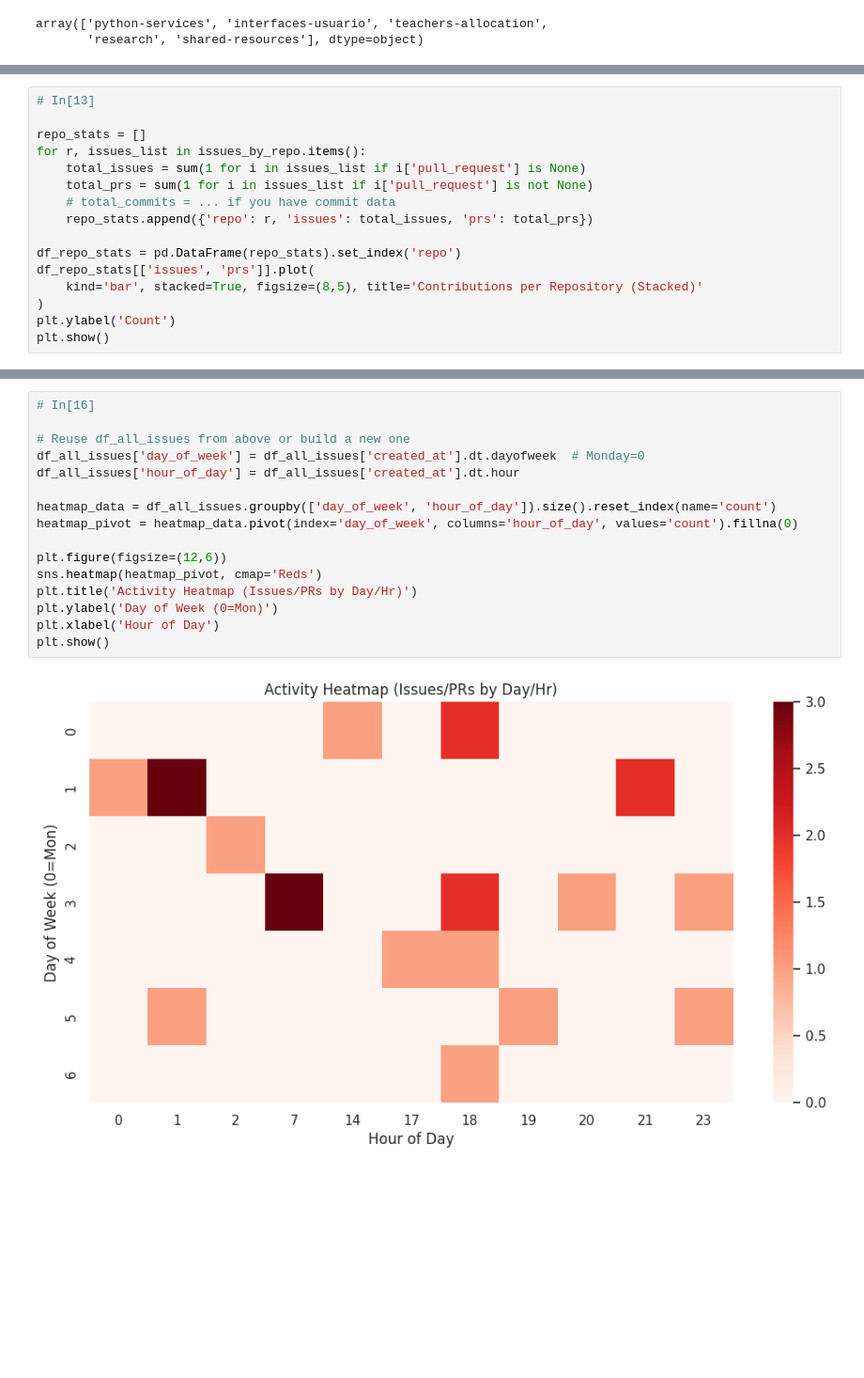
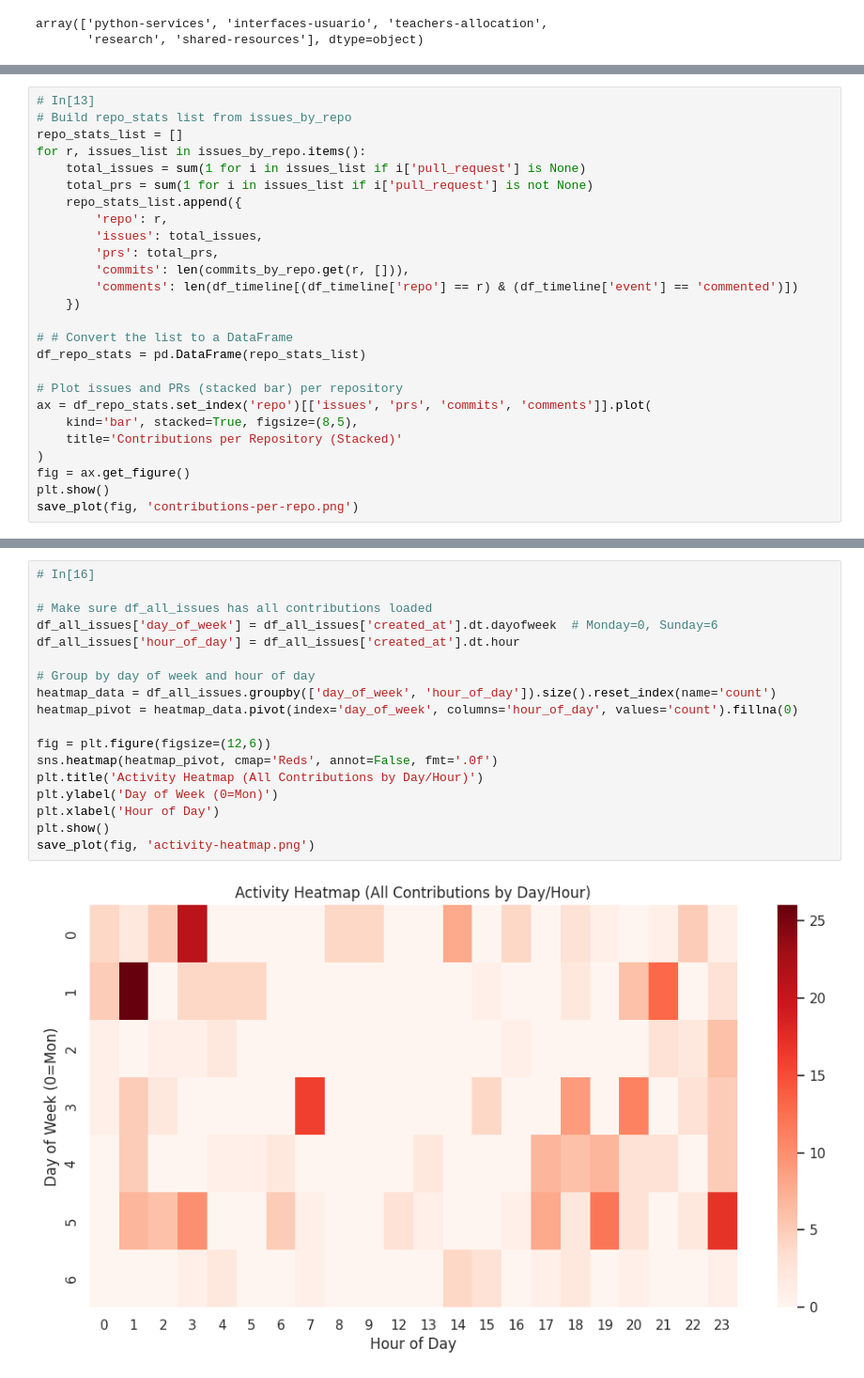
Before and after one commit to LabTechUDF/research, a Jupyter notebook: nossa_experiência_diario_de_bordo/assets/gerar_graficos_github.ipynb, the cells around one changed output, grey strips where cells are left out. Shown at 94% size. Cells and saved outputs as stored; diff of their text form; blank space fills up the shorter version.

```diff
--- a/nossa_experiência_diario_de_bordo/assets/gerar_graficos_github.ipynb
+++ b/nossa_experiência_diario_de_bordo/assets/gerar_graficos_github.ipynb
@@ -409,17 +523,27 @@ plt.show()
 # %%
 # In[13]
-
-repo_stats = []
+# Build repo_stats list from issues_by_repo
+repo_stats_list = []
 for r, issues_list in issues_by_repo.items():
     total_issues = sum(1 for i in issues_list if i['pull_request'] is None)
     total_prs = sum(1 for i in issues_list if i['pull_request'] is not None)
-    # total_commits = ... if you have commit data
-    repo_stats.append({'repo': r, 'issues': total_issues, 'prs': total_prs})
+    repo_stats_list.append({
+        'repo': r,
+        'issues': total_issues,
+        'prs': total_prs,
+        'commits': len(commits_by_repo.get(r, [])),
+        'comments': len(df_timeline[(df_timeline['repo'] == r) & (df_timeline['event'] == 'commented')])
+    })
 
-df_repo_stats = pd.DataFrame(repo_stats).set_index('repo')
-df_repo_stats[['issues', 'prs']].plot(
-    kind='bar', stacked=True, figsize=(8,5), title='Contributions per Repository (Stacked)'
+# # Convert the list to a DataFrame
+df_repo_stats = pd.DataFrame(repo_stats_list)
+
+# Plot issues and PRs (stacked bar) per repository
+ax = df_repo_stats.set_index('repo')[['issues', 'prs', 'commits', 'comments']].plot(
+    kind='bar', stacked=True, figsize=(8,5),
+    title='Contributions per Repository (Stacked)'
 )
-plt.ylabel('Count')
+fig = ax.get_figure()
 plt.show()
+save_plot(fig, 'contributions-per-repo.png')
 # %% [output]
@@ -506,18 +756,20 @@ plt.show()
 # %%
 # In[16]
 
-# Reuse df_all_issues from above or build a new one
-df_all_issues['day_of_week'] = df_all_issues['created_at'].dt.dayofweek  # Monday=0
+# Make sure df_all_issues has all contributions loaded
+df_all_issues['day_of_week'] = df_all_issues['created_at'].dt.dayofweek  # Monday=0, Sunday=6
 df_all_issues['hour_of_day'] = df_all_issues['created_at'].dt.hour
 
+# Group by day of week and hour of day
 heatmap_data = df_all_issues.groupby(['day_of_week', 'hour_of_day']).size().reset_index(name='count')
 heatmap_pivot = heatmap_data.pivot(index='day_of_week', columns='hour_of_day', values='count').fillna(0)
 
-plt.figure(figsize=(12,6))
-sns.heatmap(heatmap_pivot, cmap='Reds')
-plt.title('Activity Heatmap (Issues/PRs by Day/Hr)')
+fig = plt.figure(figsize=(12,6))
+sns.heatmap(heatmap_pivot, cmap='Reds', annot=False, fmt='.0f')
+plt.title('Activity Heatmap (All Contributions by Day/Hour)')
 plt.ylabel('Day of Week (0=Mon)')
 plt.xlabel('Hour of Day')
 plt.show()
+save_plot(fig, 'activity-heatmap.png')
 # %% [output]
-[figure, old version]
+[figure, new version]
```
Also changed, not shown: parts of 25 cells of this notebook.
